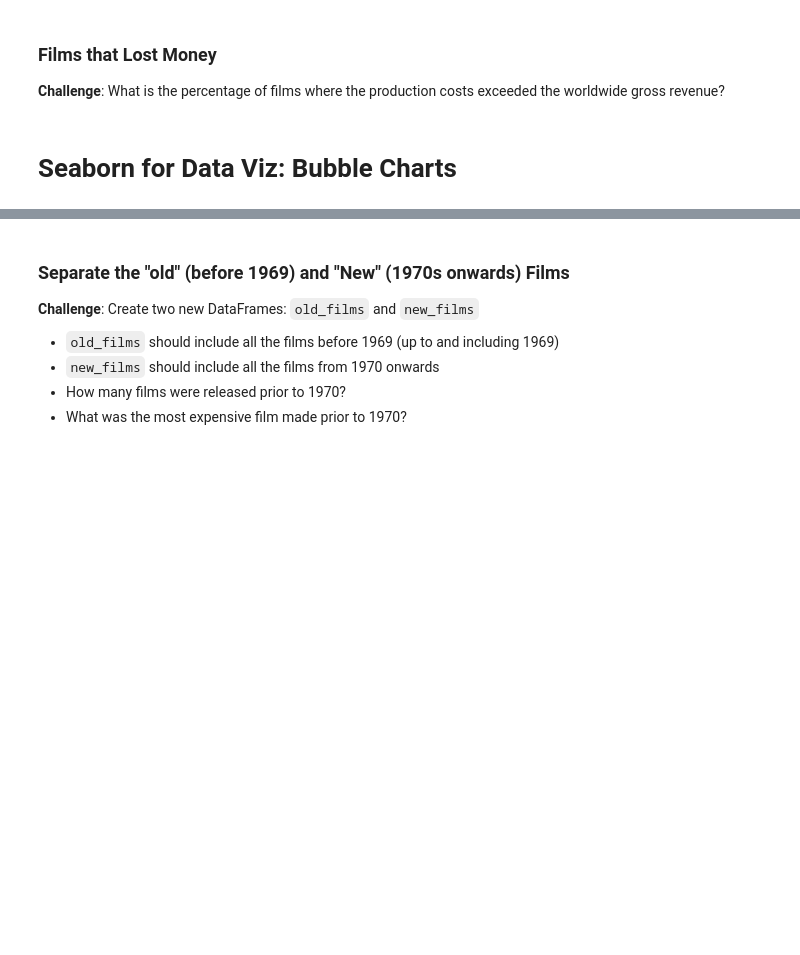
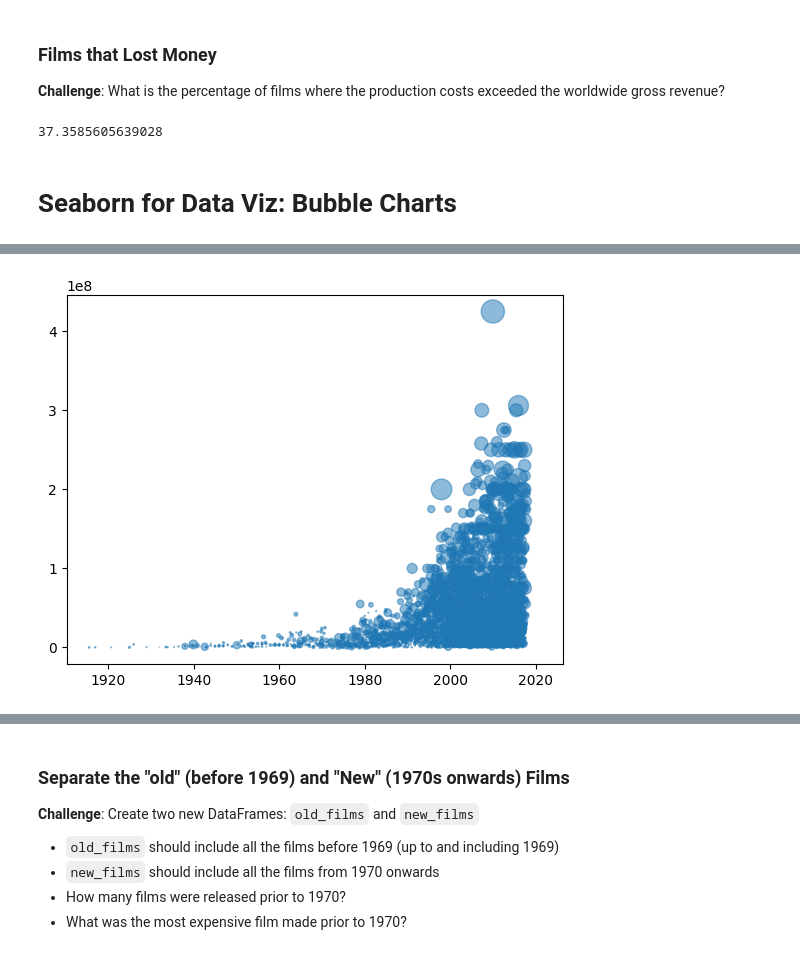
Before and after one commit to Aman88600/100-days-of-code, a Jupyter notebook: Day_78/Seaborn+Linear+Regression+(start)/Seaborn_and_Linear_Regression_(start).ipynb, the cells around one changed output, grey strips where cells are left out. Drawn from its saved outputs; the diff is of its cells as text; code cells hidden in the pictures; blank space fills up the shorter version.

```diff
--- a/Day_78/Seaborn+Linear+Regression+(start)/Seaborn_and_Linear_Regression_(start).ipynb
+++ b/Day_78/Seaborn+Linear+Regression+(start)/Seaborn_and_Linear_Regression_(start).ipynb
@@ -120,3 +127,9 @@ Name: USD_Production_Budget, Length: 5391, dtype: int64
 Name: USD_Domestic_Gross, Length: 5391, dtype: int64
 # %% [markdown]
 **Challenge**: Convert the `Release_Date` column to a Pandas Datetime type.
+# %%
+# converting Release_Date column to Pandas Datetime type from str
+data["Release_Date"] = pd.to_datetime(data["Release_Date"])
+
+# Checking
+print(data["Release_Date"].dtypes)
@@ -158,6 +319,15 @@ scrape_date = pd.Timestamp('2018-5-1')
 
 **Challenge**:
 What is the percentage of films where the production costs exceeded the worldwide gross revenue?
+# %%
+production_exceeds = len(data.query("USD_Production_Budget > USD_Worldwide_Gross"))
+total = len(data)
+
+percentage = (production_exceeds / total) * 100
+
+print(percentage)
+# %% [output]
+37.3585605639028
 # %% [markdown]
 # Seaborn for Data Viz: Bubble Charts
 # %% [markdown]
@@ -166,6 +336,19 @@ What is the percentage of films where the production costs exceeded the worldwid
 **Challenge**: Try to create the following Bubble Chart:
 
 <img src=https://i.imgur.com/8fUn9T6.png>
+# %%
+ypoints = data["USD_Production_Budget"]
+xpoints = data["Release_Date"]
+zpoints = data["USD_Worldwide_Gross"]
+plt.scatter(
+    xpoints,
+    ypoints,
+    s=zpoints / 1e7,  # adjust scaling factor
+    alpha=0.5
+)
+plt.show()
+# %% [output]
+[figure, added]
 # %% [markdown]
 # Converting Years to Decades Trick
 
```
Also changed, not shown: parts of 20 cells of this notebook.
